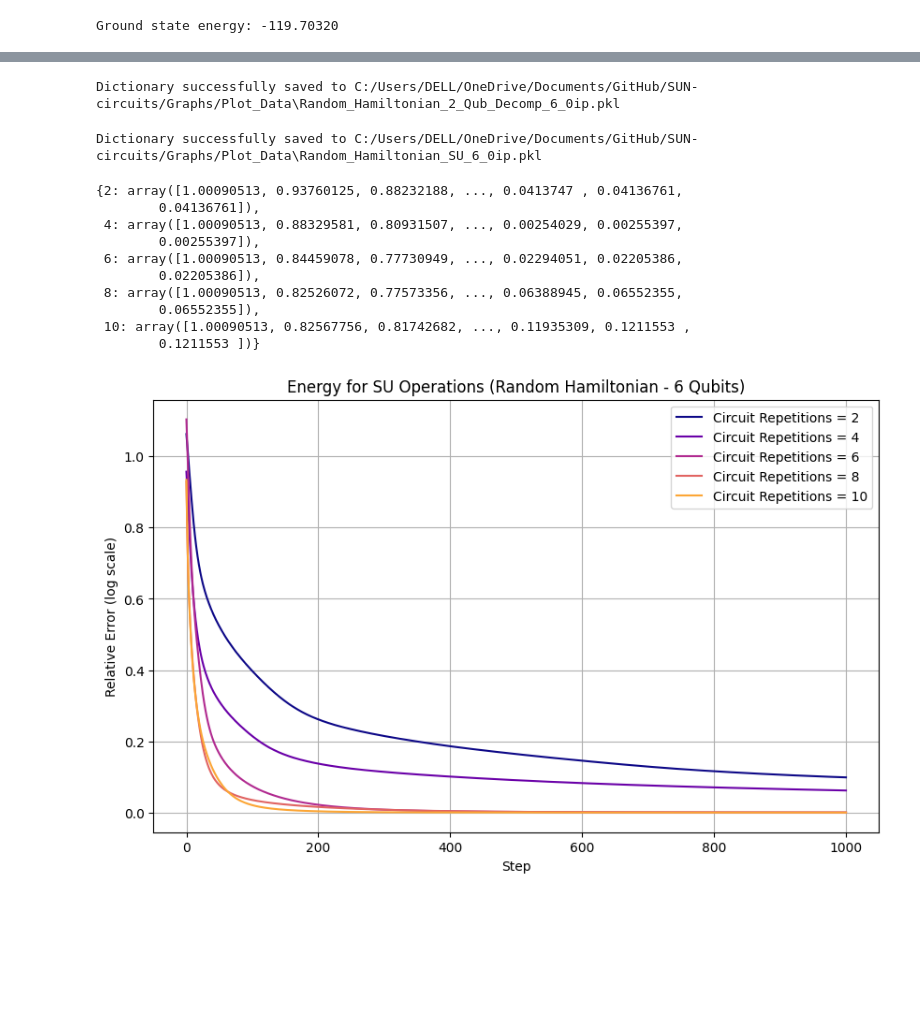
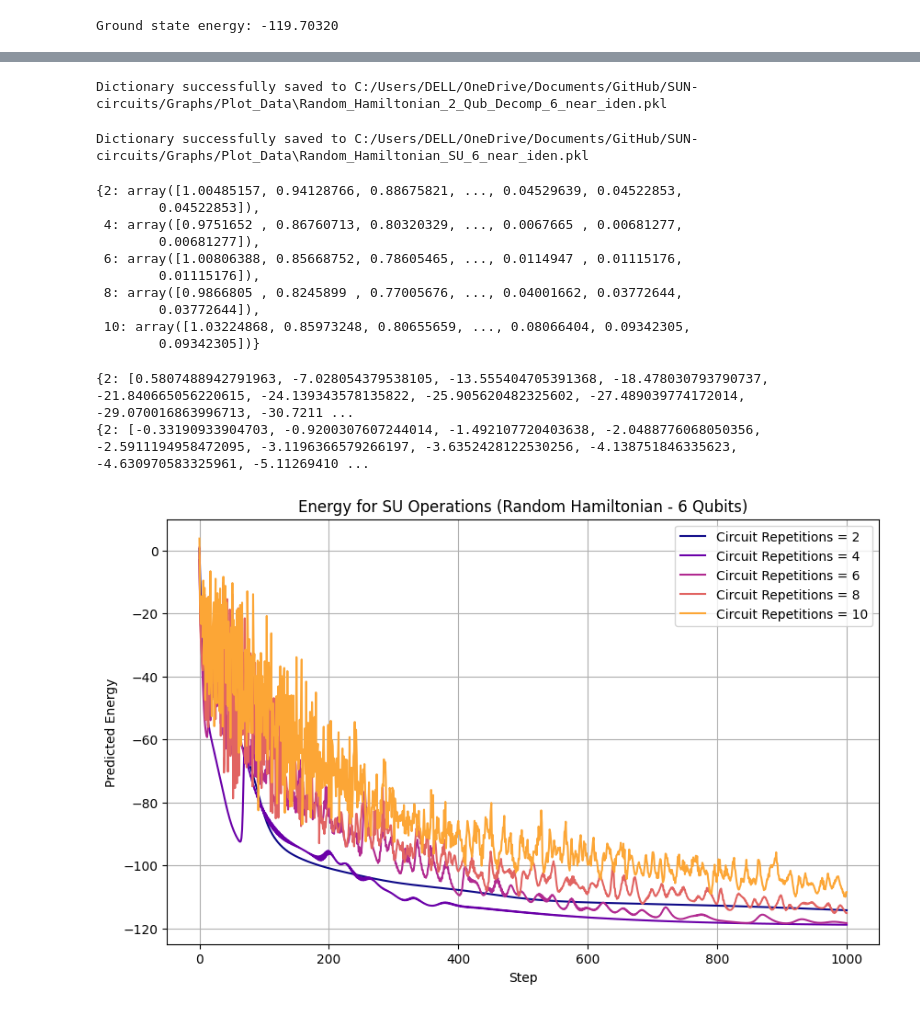
Before and after one commit to MSRudolph/SUN-circuits, a Jupyter notebook: SU(N).ipynb, the cells around one changed output, grey strips where cells are left out. Saved outputs shown, nothing was run; the diff lists cells and outputs as text; code cells hidden in the pictures; blank space fills up the shorter version.

```diff
--- a/SU(N).ipynb
+++ b/SU(N).ipynb
@@ -199,7 +206,7 @@ def calculate_errors(repetitions,operation, E_min):
     operation_info = 'SU' if operation == qml.SpecialUnitary else '2_Qub_Decomp'
 
     num_qubits = num_wires
-    param_info = '0ip'
+    param_info = 'near_iden'
 
     # Construct the filename
     filename = f"{hamiltonian_info}_{operation_info}_{num_qubits}_{param_info}.pkl"
@@ -227,23 +234,23 @@ def calculate_errors(repetitions,operation, E_min):
 calculate_errors(repetitions,two_qubit_decomp,E_min)
 calculate_errors(repetitions,qml.SpecialUnitary,E_min)
 # %% [output]
-Dictionary successfully saved to C:/Users/DELL/OneDrive/Documents/GitHub/SUN-circuits/Graphs/Plot_Data\Random_Hamiltonian_2_Qub_Decomp_6_0ip.pkl
+Dictionary successfully saved to C:/Users/DELL/OneDrive/Documents/GitHub/SUN-circuits/Graphs/Plot_Data\Random_Hamiltonian_2_Qub_Decomp_6_near_iden.pkl
-Dictionary successfully saved to C:/Users/DELL/OneDrive/Documents/GitHub/SUN-circuits/Graphs/Plot_Data\Random_Hamiltonian_SU_6_0ip.pkl
+Dictionary successfully saved to C:/Users/DELL/OneDrive/Documents/GitHub/SUN-circuits/Graphs/Plot_Data\Random_Hamiltonian_SU_6_near_iden.pkl
-{2: array([1.00090513, 0.93760125, 0.88232188, ..., 0.0413747 , 0.04136761,
-        0.04136761]),
- 4: array([1.00090513, 0.88329581, 0.80931507, ..., 0.00254029, 0.00255397,
-        0.00255397]),
- 6: array([1.00090513, 0.84459078, 0.77730949, ..., 0.02294051, 0.02205386,
-        0.02205386]),
- 8: array([1.00090513, 0.82526072, 0.77573356, ..., 0.06388945, 0.06552355,
-        0.06552355]),
- 10: array([1.00090513, 0.82567756, 0.81742682, ..., 0.11935309, 0.1211553 ,
-        0.1211553 ])}
+{2: array([1.00485157, 0.94128766, 0.88675821, ..., 0.04529639, 0.04522853,
+        0.04522853]),
+ 4: array([0.9751652 , 0.86760713, 0.80320329, ..., 0.0067665 , 0.00681277,
+        0.00681277]),
+ 6: array([1.00806388, 0.85668752, 0.78605465, ..., 0.0114947 , 0.01115176,
+        0.01115176]),
+ 8: array([0.9866805 , 0.8245899 , 0.77005676, ..., 0.04001662, 0.03772644,
+        0.03772644]),
+ 10: array([1.03224868, 0.85973248, 0.80655659, ..., 0.08066404, 0.09342305,
+        0.09342305])}
 # %%
 # Load the Dictionary
 
-file_path_1 ='C:/Users/DELL/OneDrive/Documents/GitHub/SUN-circuits/Graphs/Plot_Data/Random_Hamiltonian_SU_6_0ip.pkl'
-file_path_2 = 'C:/Users/DELL/OneDrive/Documents/GitHub/SUN-circuits/Graphs/Plot_Data/Random_Hamiltonian_2_Qub_Decomp_6_0ip.pkl'
+file_path_1 ='C:/Users/DELL/OneDrive/Documents/GitHub/SUN-circuits/Graphs/Plot_Data/Random_Hamiltonian_SU_6_near_iden.pkl'
+file_path_2 = 'C:/Users/DELL/OneDrive/Documents/GitHub/SUN-circuits/Graphs/Plot_Data/Random_Hamiltonian_2_Qub_Decomp_6_near_iden.pkl'
 # Loading the dictionary (for reference)
 
 # Loading the dictionaries
@@ -252,19 +259,38 @@ with open(file_path_1, 'rb') as f:
 
 with open(file_path_2, 'rb') as f:
     dict2 = pickle.load(f)
+
+
+def convert_error_to_e(error, E_min):
+    return error * abs(E_min) + E_min
+
+# Convert all error values in dict1 and dict2
+for rep in dict1:
+    dict1[rep] = [convert_error_to_e(error, E_min) for error in dict1[rep]]
+
+for rep in dict2:
+    dict2[rep] = [convert_error_to_e(error, E_min) for error in dict2[rep]]
+
+# Print the converted dictionaries (optional)
+print(dict1)
+print(dict2)
+# %% [output]
+{2: [0.5807488942791963, -7.028054379538105, -13.555404705391368, -18.478030793790737, -21.840665056220615, -24.139343578135822, -25.905620482325602, -27.489039774172014, -29.070016863996713, -30.7211 ...
+{2: [-0.33190933904703, -0.9200307607244014, -1.492107720403638, -2.0488776068050356, -2.5911194958472095, -3.1196366579266197, -3.6352428122530256, -4.138751846335623, -4.630970583325961, -5.11269410 ...
 # %%
 plt.figure(figsize=(10, 6))
-error_dict = dict2
+error_dict = dict1
 for i, (rep, error) in enumerate(error_dict.items()):
     color = plt.cm.plasma(i / len(error_dict))  # Get color from a colormap
     plt.plot(np.arange(len(error)), error, color=color, label=f"Circuit Repetitions = {rep}")  # Label each curve
 
 #plt.yscale('log')  # Set y-axis to logarithmic scale
 plt.title("Energy for SU Operations (Random Hamiltonian - 6 Qubits)")
 plt.xlabel("Step")
-plt.ylabel("Relative Error (log scale)")
+plt.ylabel("Predicted Energy")
+#plt.ylabel("Relative Error (log scale)")
 plt.legend()
 plt.grid(True)
 plt.show()
 # %% [output]
-[figure, old version]
+[figure, new version]
```
Also changed, not shown: parts of 5 cells of this notebook, 7 other files.
